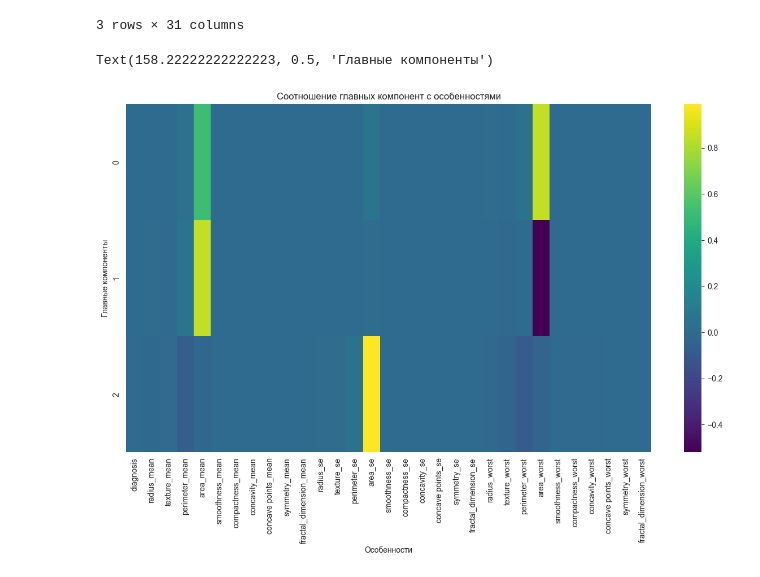
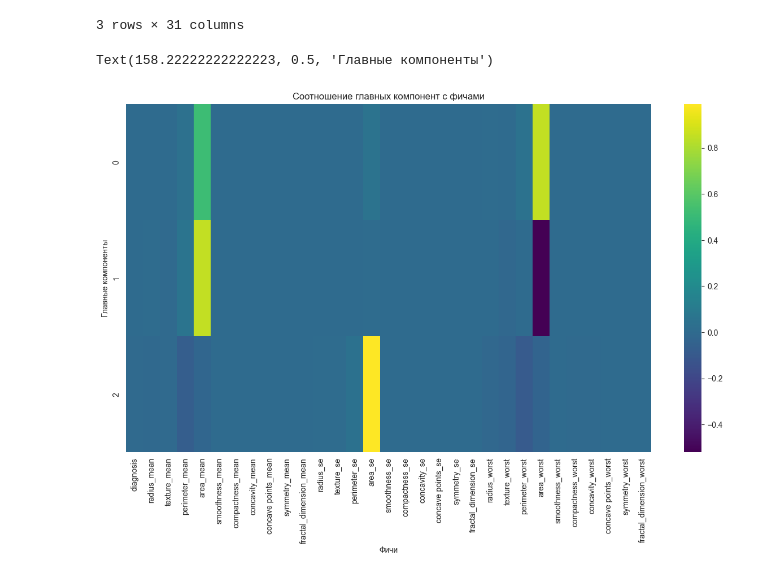
Before and after one commit to xEnotWhyNotx/100DaysOfDataScience, a Jupyter notebook: Day 27 - PCA.ipynb, the cells around one changed output. Saved outputs shown, nothing was run; the diff lists cells and outputs as text; code cells hidden in the pictures.

```diff
--- a/Day 27 - PCA.ipynb
+++ b/Day 27 - PCA.ipynb
@@ -195,9 +195,9 @@ df_pc
 # %%
 plt.figure(figsize=(15, 8))
 sns.heatmap(df_pc, cmap='viridis')
-plt.title('Соотношение главных компонент с особенностями')
-plt.xlabel('Особенности')
+plt.title('Соотношение главных компонент с фичами')
+plt.xlabel('Фичи')
 plt.ylabel('Главные компоненты')
 # %% [output]
 Text(158.22222222222223, 0.5, 'Главные компоненты')
-[figure, old version]
+[figure, new version]
```
